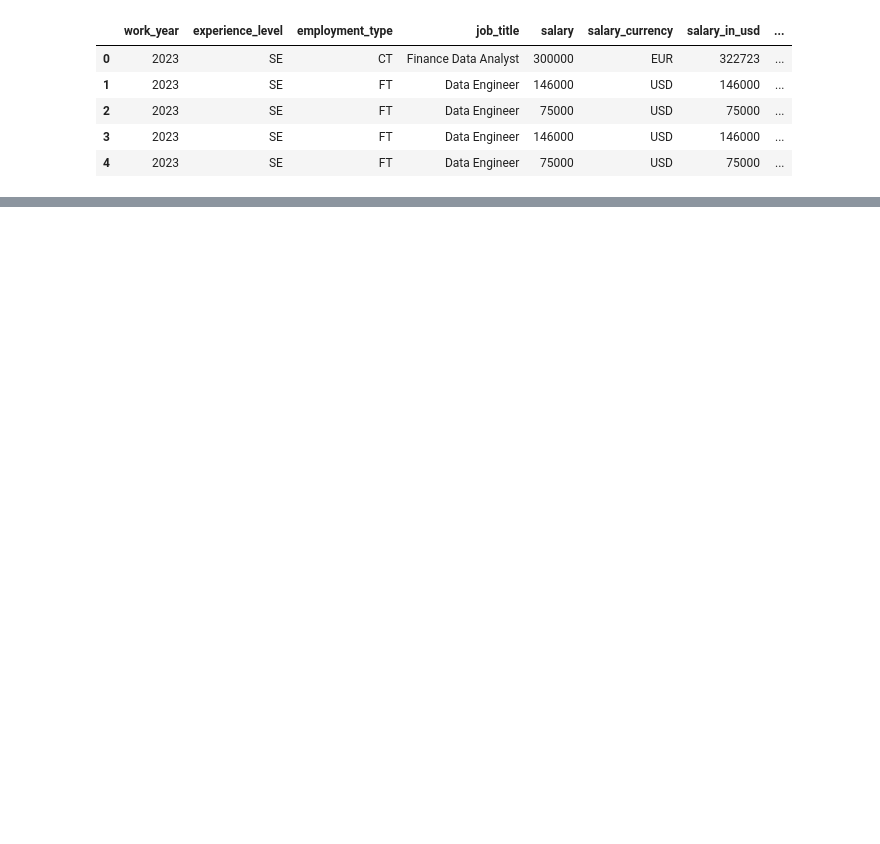
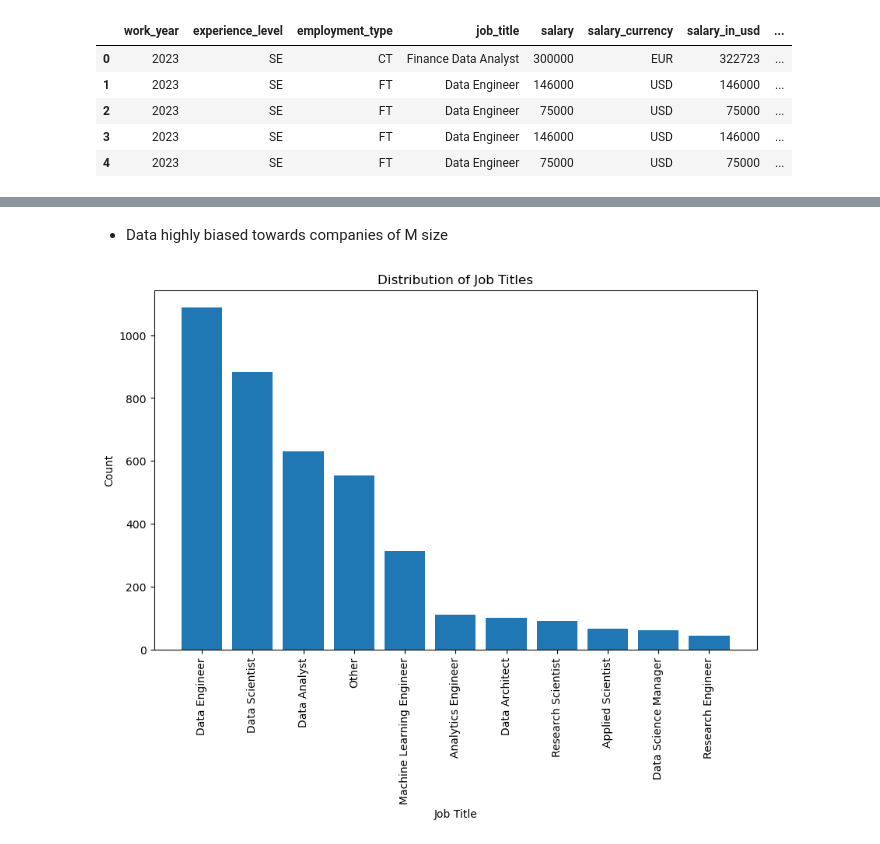
Before and after one commit to edb-313/Data_Science_salaries, a Jupyter notebook: main_new_dataset.ipynb, the cells around one changed output, grey strips where cells are left out. Cells and saved outputs as stored; diff of their text form; code cells hidden in the pictures; blank space fills up the shorter version.

```diff
--- a/main_new_dataset.ipynb
+++ b/main_new_dataset.ipynb
@@ -33,0 +169,25 @@ array(['Finance Data Analyst', 'Data Engineer', 'Research Scientist',
+# %% [markdown]
+*  Data highly biased towards companies of M size
+# %%
+import pandas as pd
+import matplotlib.pyplot as plt
+
+# Get the top 10 job titles by count
+top_job_titles = df['job_title'].value_counts().nlargest(10).index
+
+# Create a new column 'job_title_grouped' with top job titles and 'Other' for all other job titles
+df['job_title_grouped'] = df['job_title'].apply(lambda x: x if x in top_job_titles else 'Other')
+
+# Plot the bar chart
+plt.figure(figsize=(10,6))
+plt.bar(df['job_title_grouped'].value_counts().index, df['job_title_grouped'].value_counts().values)
+plt.xticks(rotation=90)
+plt.xlabel('Job Title')
+plt.ylabel('Count')
+plt.title('Distribution of Job Titles')
+plt.show()
+
+# Drop the 'job_title_grouped' column if it's not needed anymore
+df.drop('job_title_grouped', axis=1, inplace=True)
+# %% [output]
+[figure, added]
```
Also changed, not shown: parts of 62 cells of this notebook, 10 other files.
